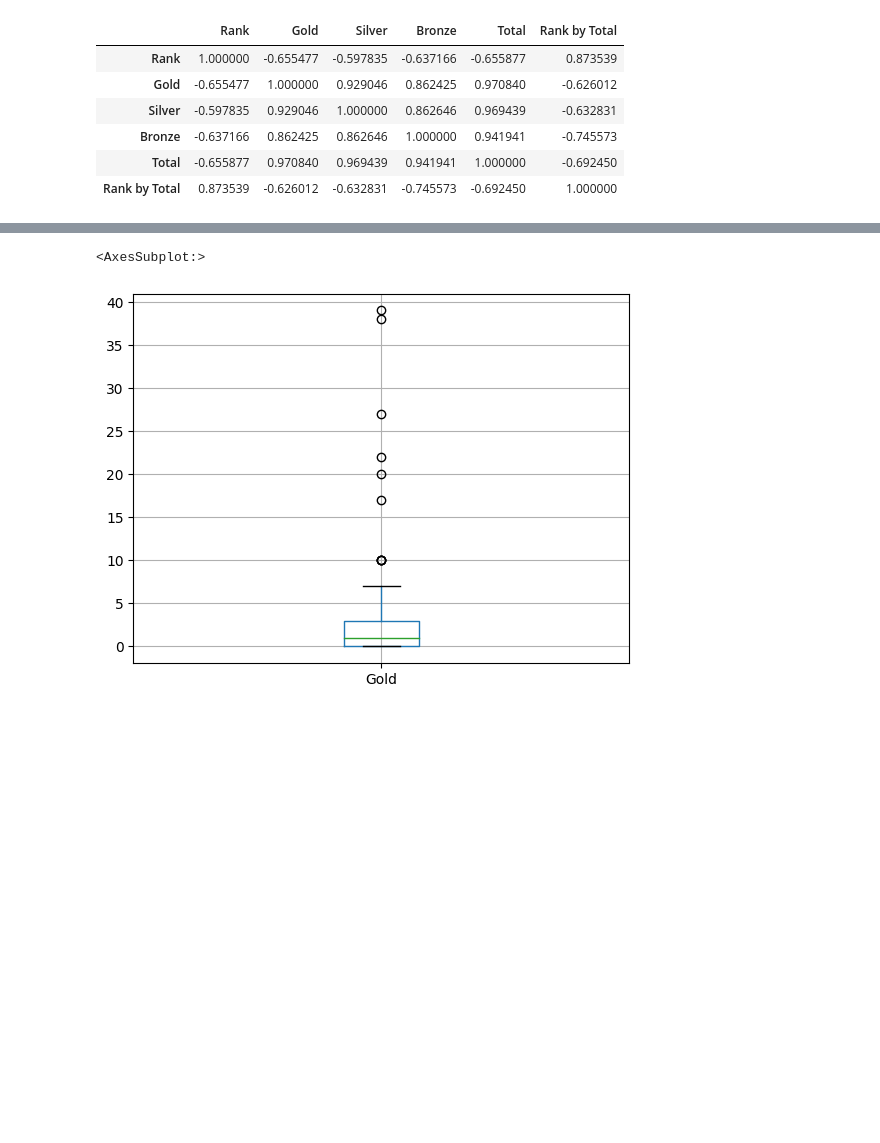
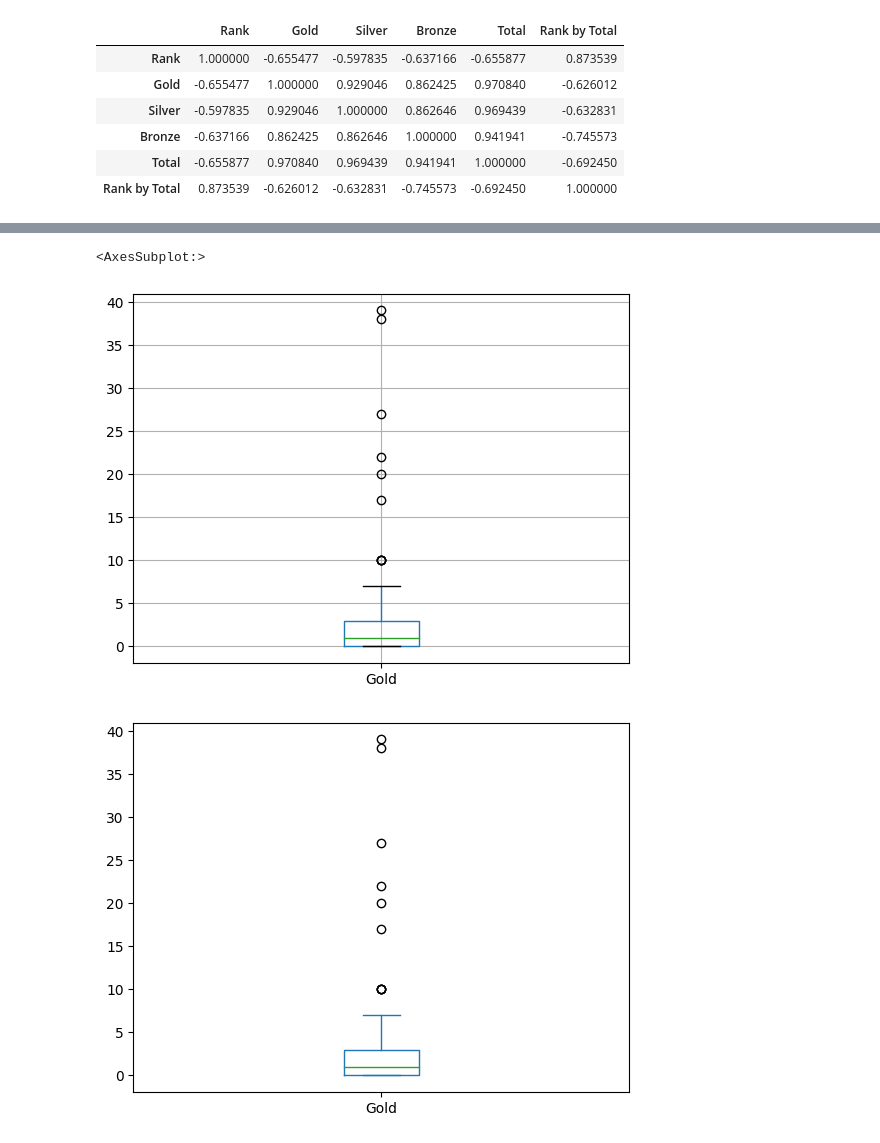
Before and after one commit to mcleroj/Python, a Jupyter notebook: BasicNotes.ipynb, the cells around one changed output, grey strips where cells are left out. Cells and saved outputs as stored; diff of their text form; code cells hidden in the pictures; blank space fills up the shorter version.

```diff
--- a/BasicNotes.ipynb
+++ b/BasicNotes.ipynb
@@ -98,8 +125,3 @@ medal_count.groupby("Total")["Gold"].agg(["min", "max"]).sort_values(
-# %%
-medal_count.boxplot(column="Gold", by=None, ax=None)
-# %% [output]
-<AxesSubplot:>
-[figure, removed]
 # %%
 fruit_sales = pd.DataFrame(
     {"Apples": [35, 41], "Bananas": [21, 34]}, index=["2017 Sales", "2018 Sales"]
@@ -117,3 +139,11 @@ renamed = fruit_sales.rename(columns={"Apples": "Potatoes", "Bananas": "Pears"})
 # fruit_sales.join(renamed)
 # %%
 # .fillna()
+# %%
+%matplotlib inline
+medal_count.boxplot(column="Gold", by=None, ax=None)
+medal_count.plot.box(column="Gold", by=None, ax=None)
+# %% [output]
+<AxesSubplot:>
+[figure, added]
+[figure, added]
```
Also changed, not shown: parts of 3 cells of this notebook.
